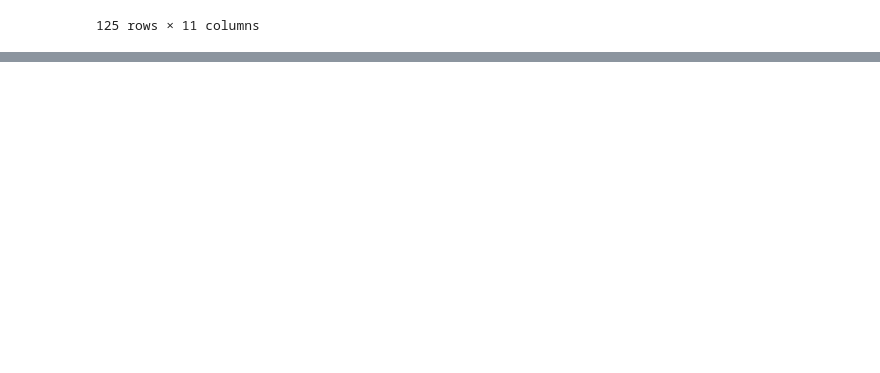
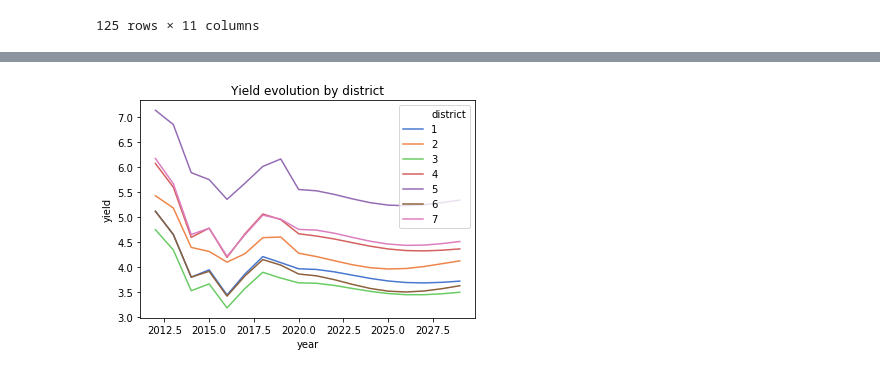
Before and after one commit to angelrureLurtis/LondonNW6, a Jupyter notebook: Part 2 Forecasting Prices and Rents.ipynb, the cells around one changed output, grey strips where cells are left out. Saved outputs shown, nothing was run; the diff lists cells and outputs as text; code cells hidden in the pictures; blank space fills up the shorter version.

```diff
--- a/Part 2 Forecasting Prices and Rents.ipynb
+++ b/Part 2 Forecasting Prices and Rents.ipynb
@@ -774,0 +1108,10 @@ forecasts_vdtr_ns_rent
+# %%
+past_and_results = pd.concat([full_data_.reset_index(), yield_results])
+# %%
+sns.lineplot(data=past_and_results, x='year', y='yield', hue='district', err_style=None, legend='full',
+            palette=sns.color_palette("muted")[0:len(yield_results['district'].unique())])
+
+plt.title('Yield evolution by district')
+plt.show()
+# %% [output]
+[figure, added]
```
Also changed, not shown: parts of 44 cells of this notebook.
